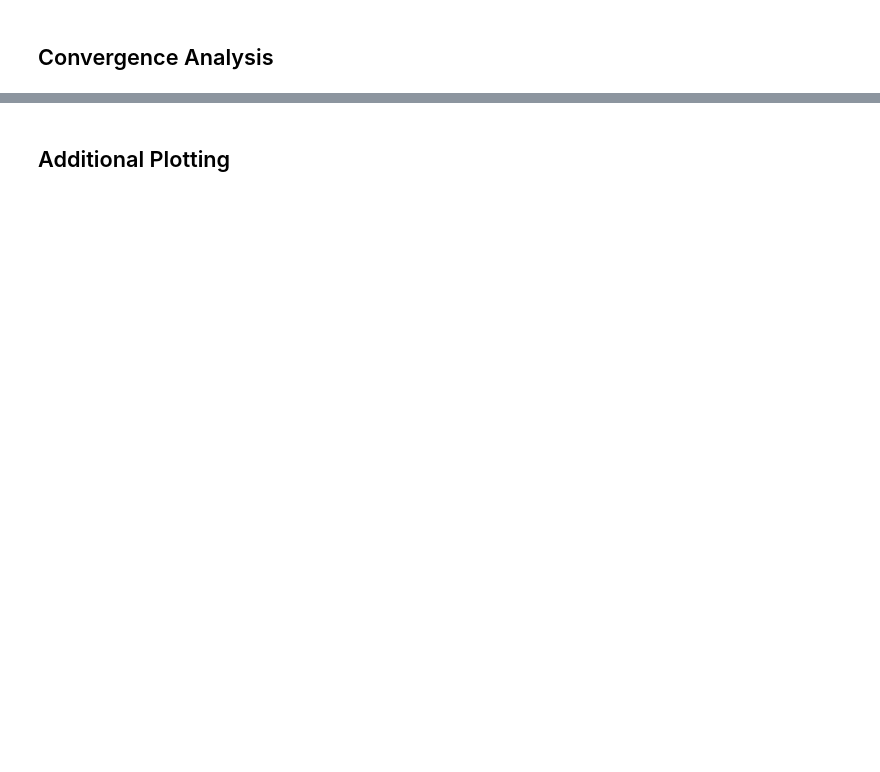
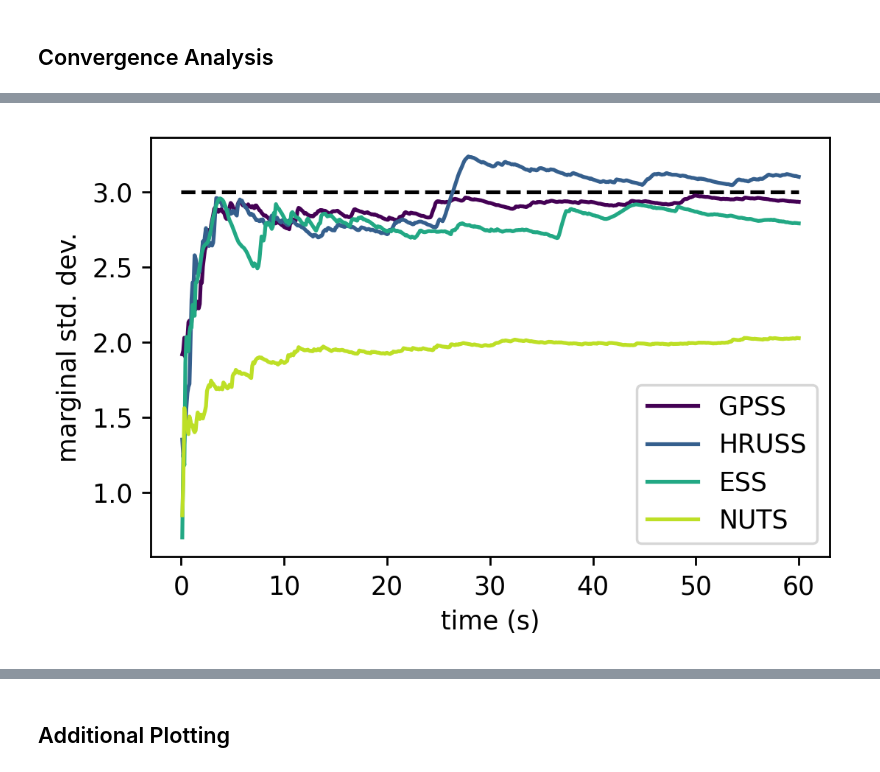
Before and after one commit to microscopic-image-analysis/Gibbsian_Polar_Slice_Sampling, a Jupyter notebook: code/Neal's_funnel.ipynb, the cells around one changed output, grey strips where cells are left out. Drawn from its saved outputs; the diff is of its cells as text; code cells hidden in the pictures; blank space fills up the shorter version.

```diff
--- a/code/Neal's_funnel.ipynb
+++ b/code/Neal's_funnel.ipynb
@@ -187,0 +181,4 @@ plt.show()
+# %%
+conv_plot(stds, 3.0, "marginal std. dev.", "std_conv")
+# %% [output]
+[figure, added]
```
Also changed, not shown: parts of 29 cells of this notebook, 27 other files.
